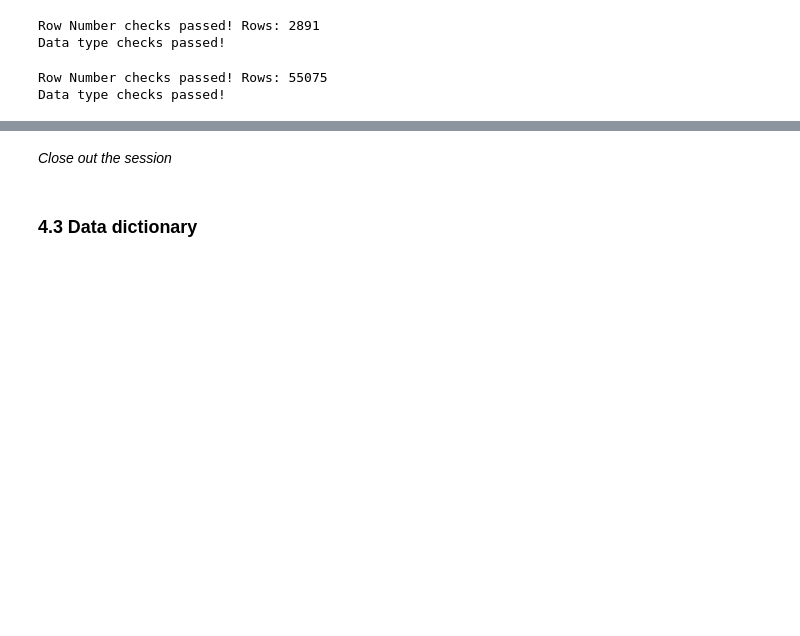
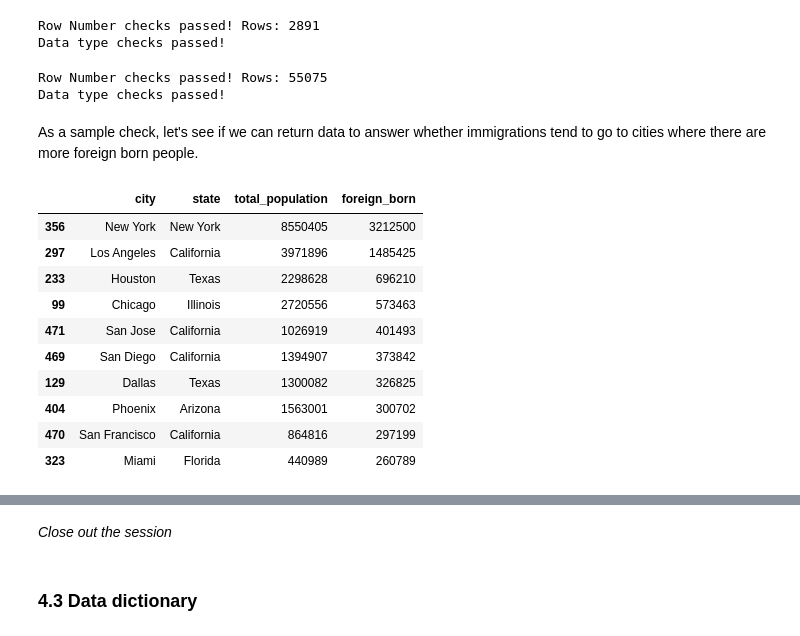
Before and after one commit to 0xdonmot/data_eng_nd, a Jupyter notebook: capstone/capstone_project.ipynb, the cells around one changed output, grey strips where cells are left out. Saved outputs shown, nothing was run; the diff lists cells and outputs as text; code cells hidden in the pictures; blank space fills up the shorter version.

Commit message:
added sample query to capstone notebook

```diff
--- a/capstone/capstone_project.ipynb
+++ b/capstone/capstone_project.ipynb
@@ -700,3 +699,37 @@ type_checks('immigration', immigration_data_types)
 # %% [output]
 Row Number checks passed! Rows: 55075
 Data type checks passed!
+# %% [markdown]
+As a sample check, let's see if we can return data to answer whether immigrations tend to go to cities where there are more foreign born people.
+# %%
+def us_demographics_sample_query():
+    query = f"""
+    SELECT city, state, total_population, foreign_born
+    FROM us_demographics
+    WHERE race = 'Hispanic or Latino'
+    """
+
+    rows = session.execute(query)
+
+    df = pd.DataFrame(columns = ['city', 'state', 'total_population', 'foreign_born'])
+    i = 0
+    for row in rows:
+        df.loc[i] = [row.city, row.state, row.total_population, row.foreign_born]
+        i += 1
+
+    df.sort_values(by='foreign_born', ascending=False, inplace=True)
+    display(df.head(10))
+
+us_demographics_sample_query()
+# %% [output]
+|  | city | state | total_population | foreign_born |
+| 356 | New York | New York | 8550405 | 3212500 |
+| 297 | Los Angeles | California | 3971896 | 1485425 |
+| 233 | Houston | Texas | 2298628 | 696210 |
+| 99 | Chicago | Illinois | 2720556 | 573463 |
+| 471 | San Jose | California | 1026919 | 401493 |
+| 469 | San Diego | California | 1394907 | 373842 |
+| 129 | Dallas | Texas | 1300082 | 326825 |
+| 404 | Phoenix | Arizona | 1563001 | 300702 |
+| 470 | San Francisco | California | 864816 | 297199 |
+| 323 | Miami | Florida | 440989 | 260789 |
```
Also changed, not shown: parts of 14 cells of this notebook.
